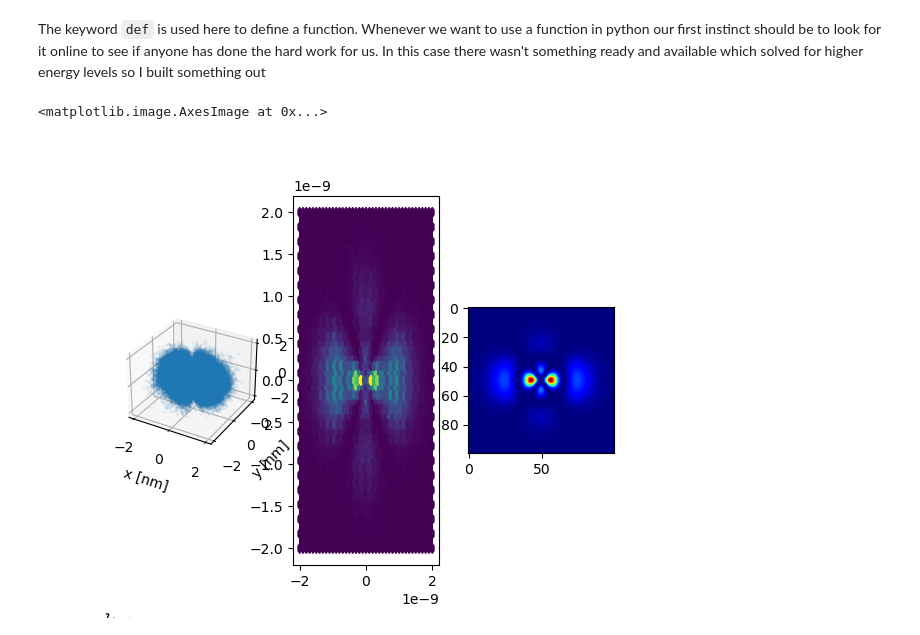
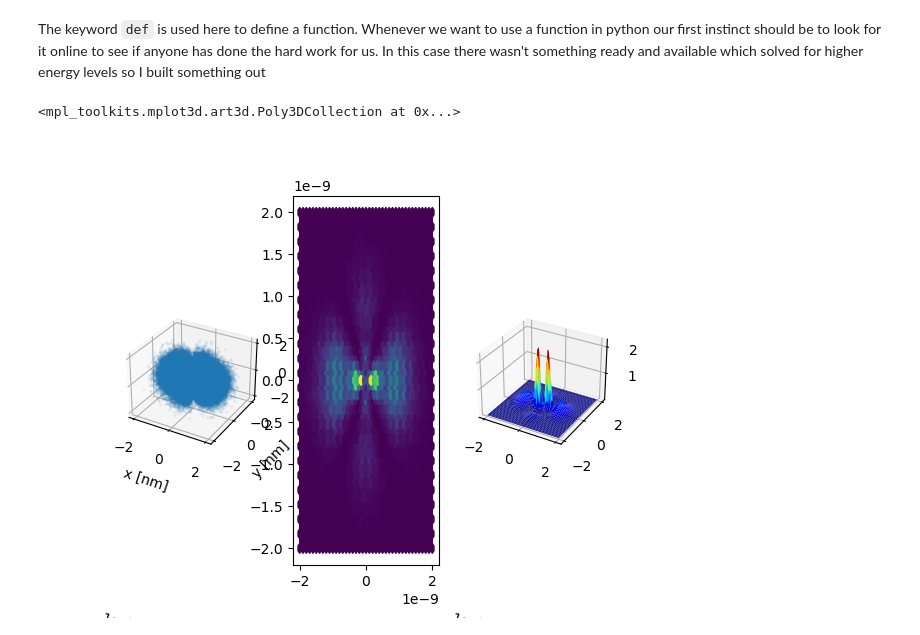
Before and after one commit to MTLphys/ManyBodyTheory, a Jupyter notebook: Class 1 Fundamentals of Python/Section0FirstPrinciples.ipynb, the cells around one changed output. Drawn from its saved outputs; the diff is of its cells as text; code cells hidden in the pictures.

```diff
--- a/Class 1 Fundamentals of Python/Section0FirstPrinciples.ipynb
+++ b/Class 1 Fundamentals of Python/Section0FirstPrinciples.ipynb
@@ -21,10 +25,10 @@ The `as` command just gives the module an alias thats quicker to type.
 The precentage sign `%` is used to change notebook settings, in this case it forces the matplotlib package to operate in an interactive mode
 Now we have everything loaded in let's try out running something simple to show you what each module can do
 # %%
-x = np.linspace(0,10,1000)#define a set of 1000 values between 0 and 10
+x = np.linspace(0,10,100)#define a set of 1000 values between 0 and 10
 y = np.sin(np.pi*2*x/1)*np.exp(-(x-3)**2)#Define a y function based on those values
 plt.clf()
-plt.plot(x,y)#plot those values on an unshown figure
+plt.plot(x,y,'.-')#plot those values on an unshown figure
 plt.show()#show the figure
 plt.ylabel('E Field [Gauss]')
 plt.xlabel('time[s]')
@@ -142,34 +146,34 @@ fig =plt.figure()
 fig.clear()
 ax1 = fig.add_subplot(1,3,1,projection = '3d') #add sub axes to the figure for the 3d scater plot
 ax2 = fig.add_subplot(1,3,2)# for the 2Dhistogram
-ax3 = fig.add_subplot(1,3,3)# for the sliced probability density
+ax3 = fig.add_subplot(1,3,3,projection= '3d')# for the sliced probability density
 
 
 probability = [prob(xi,yi,zi,n,l,m,1) for xi in x for yi in y for zi in z]# assign a probability for each position in a flat vector
 coord = [str((xi,yi,zi)) for xi in x for yi in y for zi in z]# record the positions for the probality in a flat vector
 probability= probability/np.sum(probability)#normalize the sum to 1 should be equivalent to multiplying by DeltaX,Y,Z
 cxyz = np.random.choice(coord,size=100000,replace=True,p=probability)# choose coordinate from the list of positions with a
                                                                      # weighting based on the hydrogen probability (this
                                                                      # passes back a vector of strings)
 
 
 elem_mat = [i.split(',') for i in cxyz]#break down the string vector into coordinates
 elem_mat = np.matrix(elem_mat)#unpack that vector into a matrix
 
 
 X=[float(i.item()[1:]) for i in elem_mat[:,0]]#Separate into vectors by respective coordinate
 Y=[float(i.item()) for i in elem_mat[:,1]]
 Z=[float(i.item()[0:-1]) for i in elem_mat[:,2]]
 
 
 ax1.scatter(X,Y,Z,alpha=.05,s=2)#plot the scatter
 ax1.set_xlabel('x [nm]')
 ax1.set_ylabel('y [nm]')
 ax1.set_zlabel('z [nm]')
 ax2.hexbin(X,Y,gridsize=40)#plot the 2dhistogram
 
 XX,YY  = np.meshgrid(x,y)
-ax3.imshow(prob(XX,YY,0,n,l,m,1),cmap='jet')#plot a image of the proability distribution
+ax3.plot_surface(XX,YY,prob(XX,YY,0,n,l,m,1),cmap='jet')#plot a image of the proability distribution
 # %% [output]
-<matplotlib.image.AxesImage at 0x...>
+<mpl_toolkits.mplot3d.art3d.Poly3DCollection at 0x...>
-[figure, old version]
+[figure, new version]
```
Also changed, not shown: parts of 3 cells of this notebook, 1 other file.
